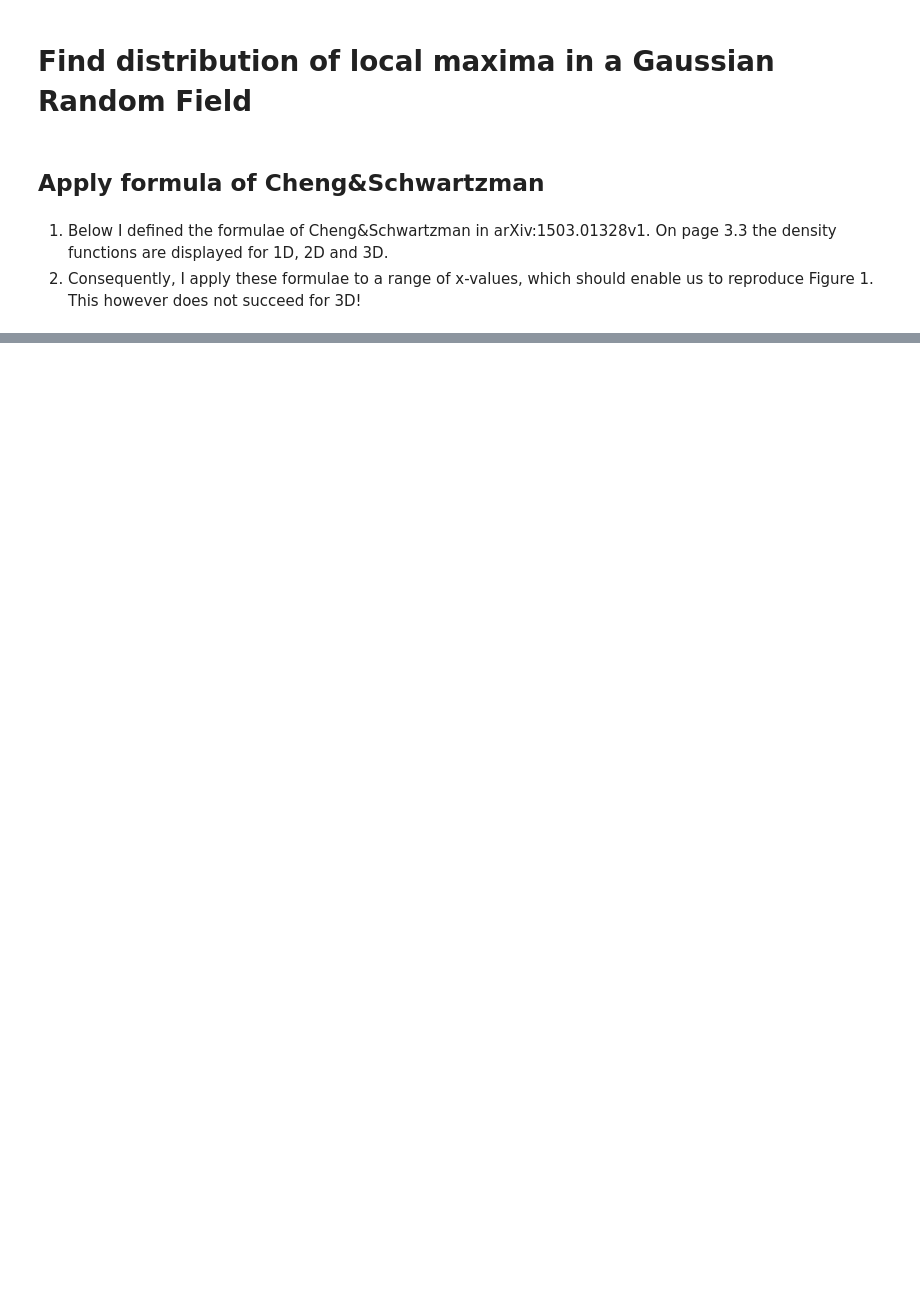
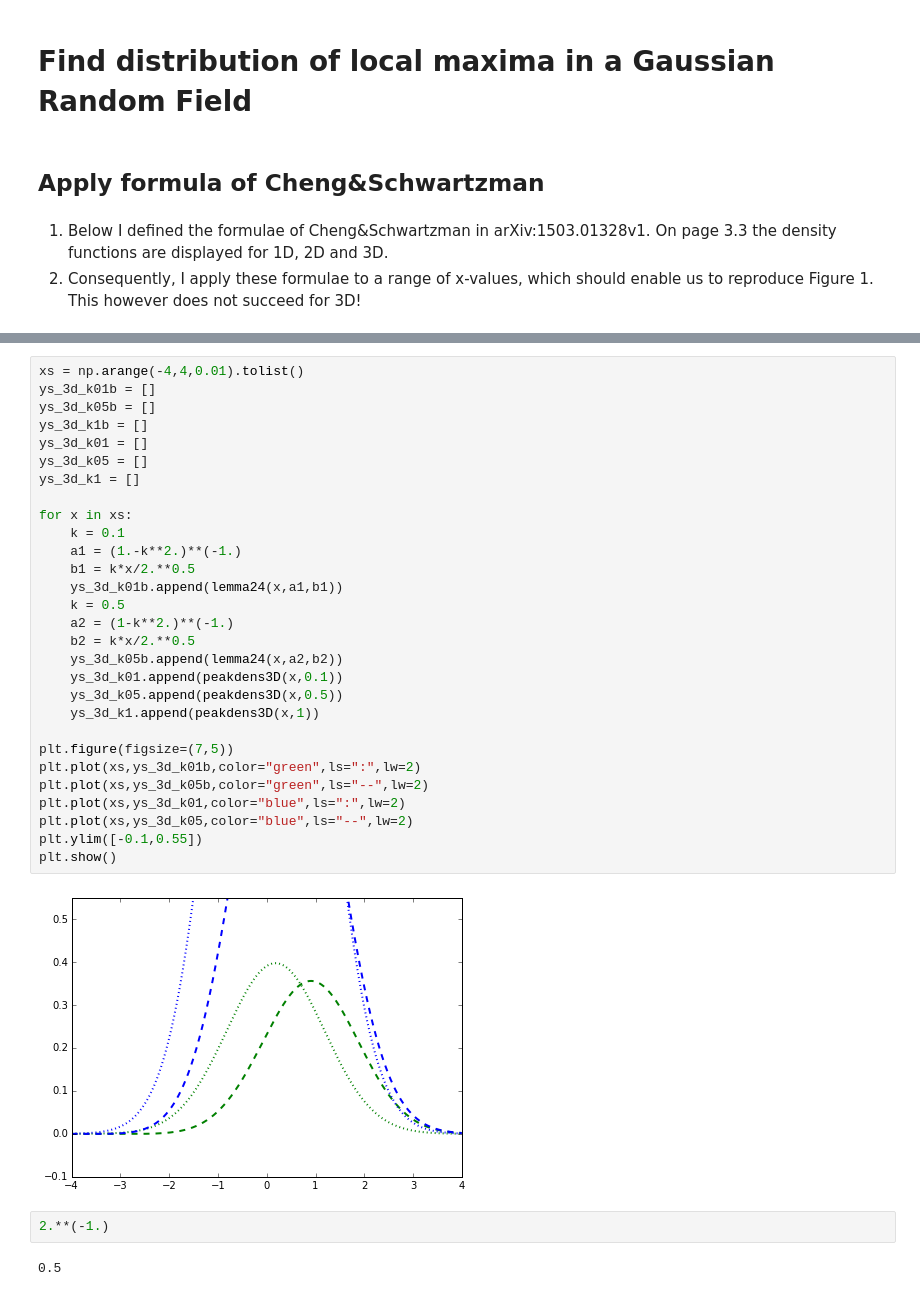
Before and after one commit to jbpoline/newpower, a Jupyter notebook: peakdistribution/find_peakdistr_2.ipynb, the cells around one changed output, grey strips where cells are left out. Cells and saved outputs as stored; diff of their text form; blank space fills up the shorter version.

```diff
--- a/peakdistribution/find_peakdistr_2.ipynb
+++ b/peakdistribution/find_peakdistr_2.ipynb
@@ -89,0 +137,35 @@ plt.show()
+# %%
+xs = np.arange(-4,4,0.01).tolist()
+ys_3d_k01b = []
+ys_3d_k05b = []
+ys_3d_k1b = []
+ys_3d_k01 = []
+ys_3d_k05 = []
+ys_3d_k1 = []
+
+for x in xs:
+    k = 0.1
+    a1 = (1.-k**2.)**(-1.)
+    b1 = k*x/2.**0.5
+    ys_3d_k01b.append(lemma24(x,a1,b1))
+    k = 0.5
+    a2 = (1-k**2.)**(-1.)
+    b2 = k*x/2.**0.5
+    ys_3d_k05b.append(lemma24(x,a2,b2))
+    ys_3d_k01.append(peakdens3D(x,0.1))
+    ys_3d_k05.append(peakdens3D(x,0.5))
+    ys_3d_k1.append(peakdens3D(x,1))
+
+plt.figure(figsize=(7,5))
+plt.plot(xs,ys_3d_k01b,color="green",ls=":",lw=2)
+plt.plot(xs,ys_3d_k05b,color="green",ls="--",lw=2)
+plt.plot(xs,ys_3d_k01,color="blue",ls=":",lw=2)
+plt.plot(xs,ys_3d_k05,color="blue",ls="--",lw=2)
+plt.ylim([-0.1,0.55])
+plt.show()
+# %% [output]
+[figure, added]
+# %%
+2.**(-1.)
+# %% [output]
+0.5
```
Also changed, not shown: parts of 11 cells of this notebook, 2 other files.
